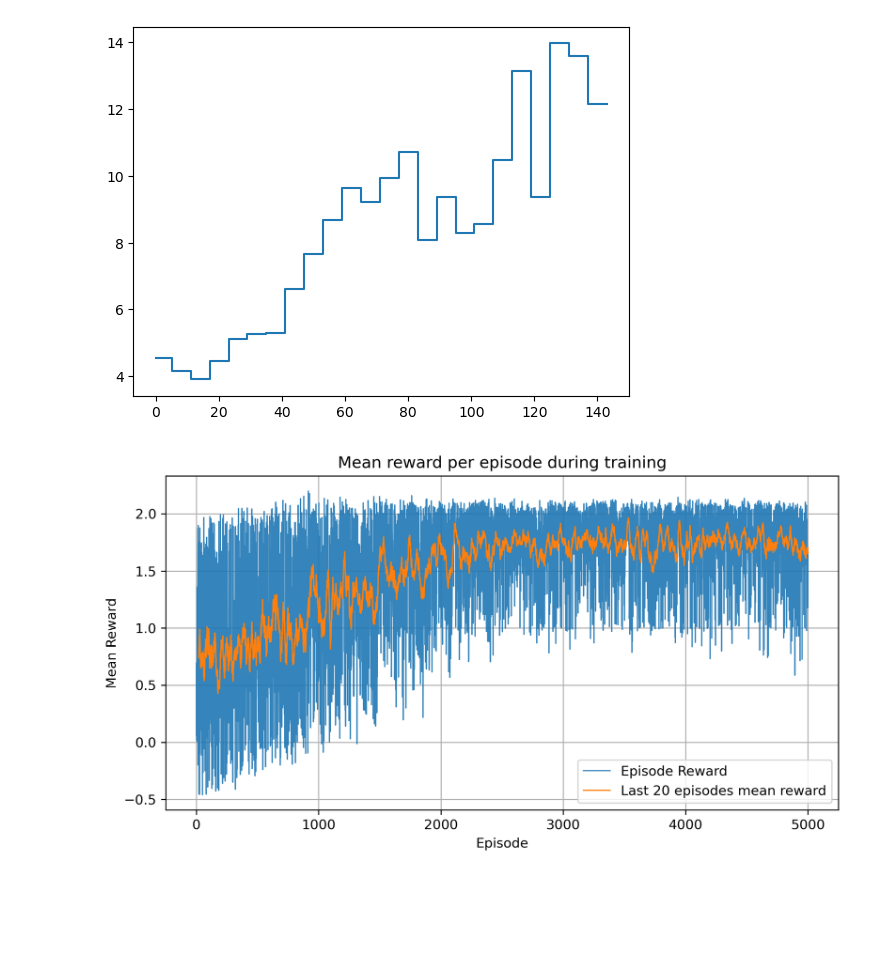
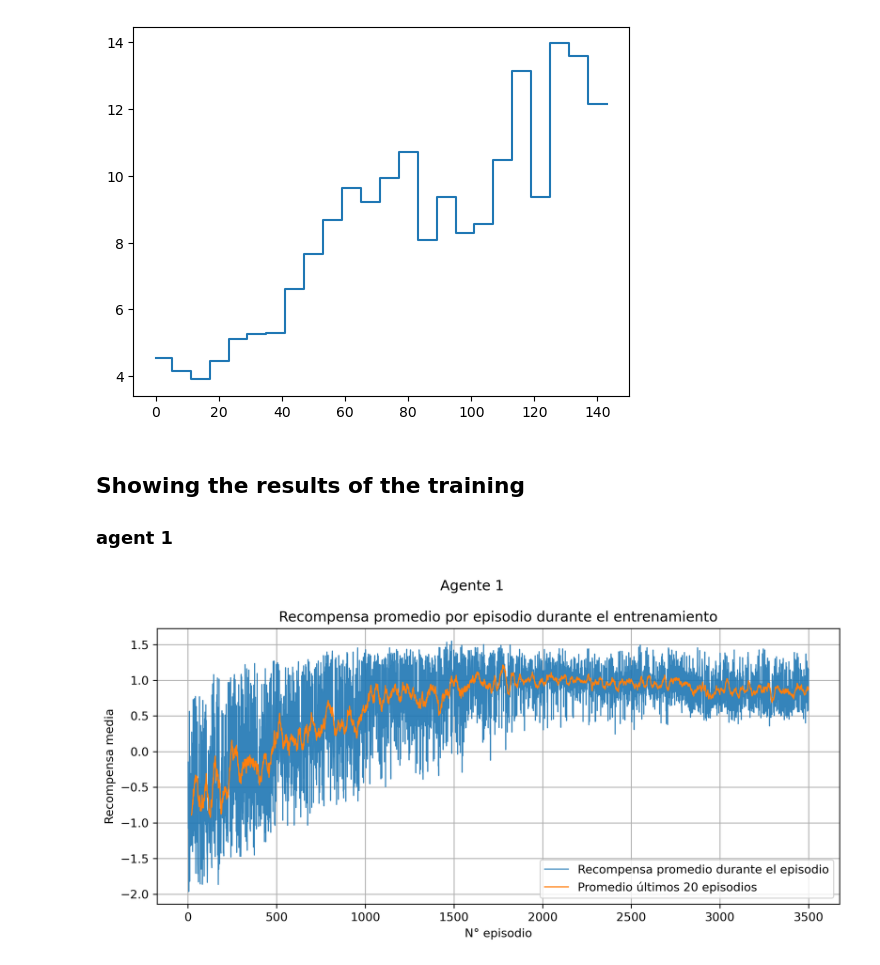
Before and after one commit to Claudio-zb/RL_WEF_MS, a Jupyter notebook: plotting_ems.ipynb, the cells around one changed output. Cells and saved outputs as stored; diff of their text form; code cells hidden in the pictures; blank space fills up the shorter version.

```diff
--- a/plotting_ems.ipynb
+++ b/plotting_ems.ipynb
@@ -66,16 +61,30 @@ training_results = pd.read_csv(path + '/training_results.csv')
+# %%
+path1 = 'training_results/ems/DQN_20240309_063357'
+path2 = 'training_results/ems/DQN_20240309_102806'
+path3 = 'training_results/ems/DQN_20240309_142633'
+
+training_results1 = pd.read_csv(path1 + '/training_results.csv')
+training_results2 = pd.read_csv(path2 + '/training_results.csv')
+training_results3 = pd.read_csv(path3 + '/training_results.csv')
+# %% [markdown]
+## Showing the results of the training
+
+### agent 1
 # %%
-rwd = training_results["mean_episode_rewards"].to_numpy()
+rwd = training_results1["mean_episode_rewards"].to_numpy()
 mean_rwd = np.convolve(rwd, np.ones(20)/20, mode='valid')
 N = len(rwd)
 fig = plt.figure(dpi=300)
 fig.set_size_inches(9.0, 4.5)
-plt.plot(range(1,N+1), rwd,  label="Episode Reward", alpha=0.9, linewidth = .9)
-plt.plot(range(1+19, N+1),mean_rwd, label="Last 20 episodes mean reward", linewidth = 1)
+plt.plot(range(1,N+1), rwd,  label="Recompensa promedio durante el episodio", alpha=0.9, linewidth = .9)
+plt.plot(range(1+19, N+1),mean_rwd, label="Promedio últimos 20 episodios", linewidth = 1)
 plt.legend()
-plt.xlabel("Episode")
-plt.ylabel("Mean Reward")
-plt.title("Mean reward per episode during training")
+plt.xlabel("N° episodio")
+plt.ylabel("Recompensa media")
+plt.suptitle("Agente 1")
+plt.title("Recompensa promedio por episodio durante el entrenamiento")
 plt.grid()
-plt.show()
+plt.tight_layout()
+plt.savefig("./figures/entrenamiento_1.png", dpi=300)
 # %% [output]
-[figure, old version]
+[figure, new version]
```
Also changed, not shown: parts of 19 cells of this notebook, 5 other files.
